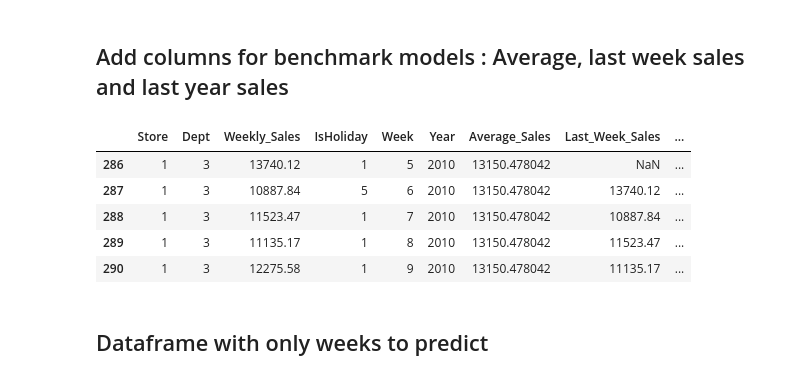
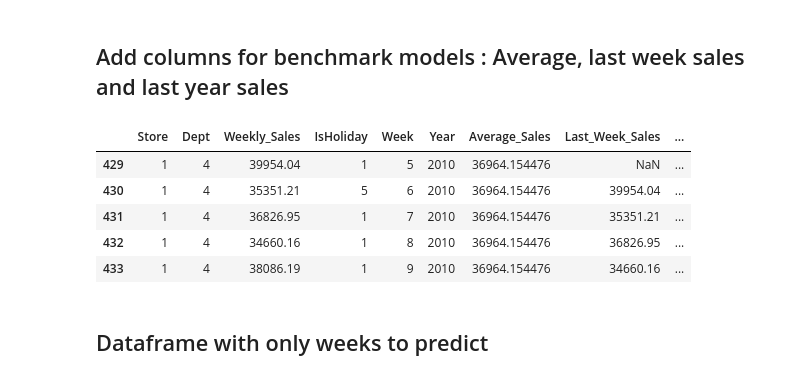
Before and after one commit to Corentin-M/Sales_forecasting, a Jupyter notebook: Benchmark_and_RandomForest_Model.ipynb, the cells around one changed output. Cells and saved outputs as stored; diff of their text form; code cells hidden in the pictures.

```diff
--- a/Benchmark_and_RandomForest_Model.ipynb
+++ b/Benchmark_and_RandomForest_Model.ipynb
@@ -44,26 +44,23 @@ train_df.head()
 # %% [markdown]
 ## Add columns for benchmark models : Average, last week sales and last year sales
 # %%
-train_df2 = train_df.copy()
-# train_df2 = train_df2[train_df2['Store']<3]
-
 # Add all weeks average columns group by store and department
 train_df2['Average_Sales'] = train_df2.groupby(['Store','Dept'])['Weekly_Sales'].transform(np.mean)
 
 # Get Last Week Sales and Last Year Sales by shifting values
 # https://stackoverflow.com/questions/26280345/pandas-shift-down-values-by-one-row-within-a-group
 train_df2['Last_Week_Sales'] = train_df2.groupby(['Store','Dept'])['Weekly_Sales'].transform(lambda x:x.shift())
 train_df2['Last_Year_Sales'] = train_df2.groupby(['Store','Dept','Week'])['Weekly_Sales'].transform(lambda x:x.shift())
 
 # print some lines of train df2
-train_df2[(train_df2['Store']==1) & (train_df2['Dept']==3)].head()
+train_df2[(train_df2['Store']==1) & (train_df2['Dept']==4)].head()
 # %% [output]
 |  | Store | Dept | Weekly_Sales | IsHoliday | Week | Year | Average_Sales | Last_Week_Sales | ... |
-| 286 | 1 | 3 | 13740.12 | 1 | 5 | 2010 | 13150.478042 | NaN | ... |
-| 287 | 1 | 3 | 10887.84 | 5 | 6 | 2010 | 13150.478042 | 13740.12 | ... |
-| 288 | 1 | 3 | 11523.47 | 1 | 7 | 2010 | 13150.478042 | 10887.84 | ... |
-| 289 | 1 | 3 | 11135.17 | 1 | 8 | 2010 | 13150.478042 | 11523.47 | ... |
-| 290 | 1 | 3 | 12275.58 | 1 | 9 | 2010 | 13150.478042 | 11135.17 | ... |
+| 429 | 1 | 4 | 39954.04 | 1 | 5 | 2010 | 36964.154476 | NaN | ... |
+| 430 | 1 | 4 | 35351.21 | 5 | 6 | 2010 | 36964.154476 | 39954.04 | ... |
+| 431 | 1 | 4 | 36826.95 | 1 | 7 | 2010 | 36964.154476 | 35351.21 | ... |
+| 432 | 1 | 4 | 34660.16 | 1 | 8 | 2010 | 36964.154476 | 36826.95 | ... |
+| 433 | 1 | 4 | 38086.19 | 1 | 9 | 2010 | 36964.154476 | 34660.16 | ... |
 # %% [markdown]
 ## Dataframe with only weeks to predict
 # %%
```
Also changed, not shown: parts of 48 cells of this notebook.
